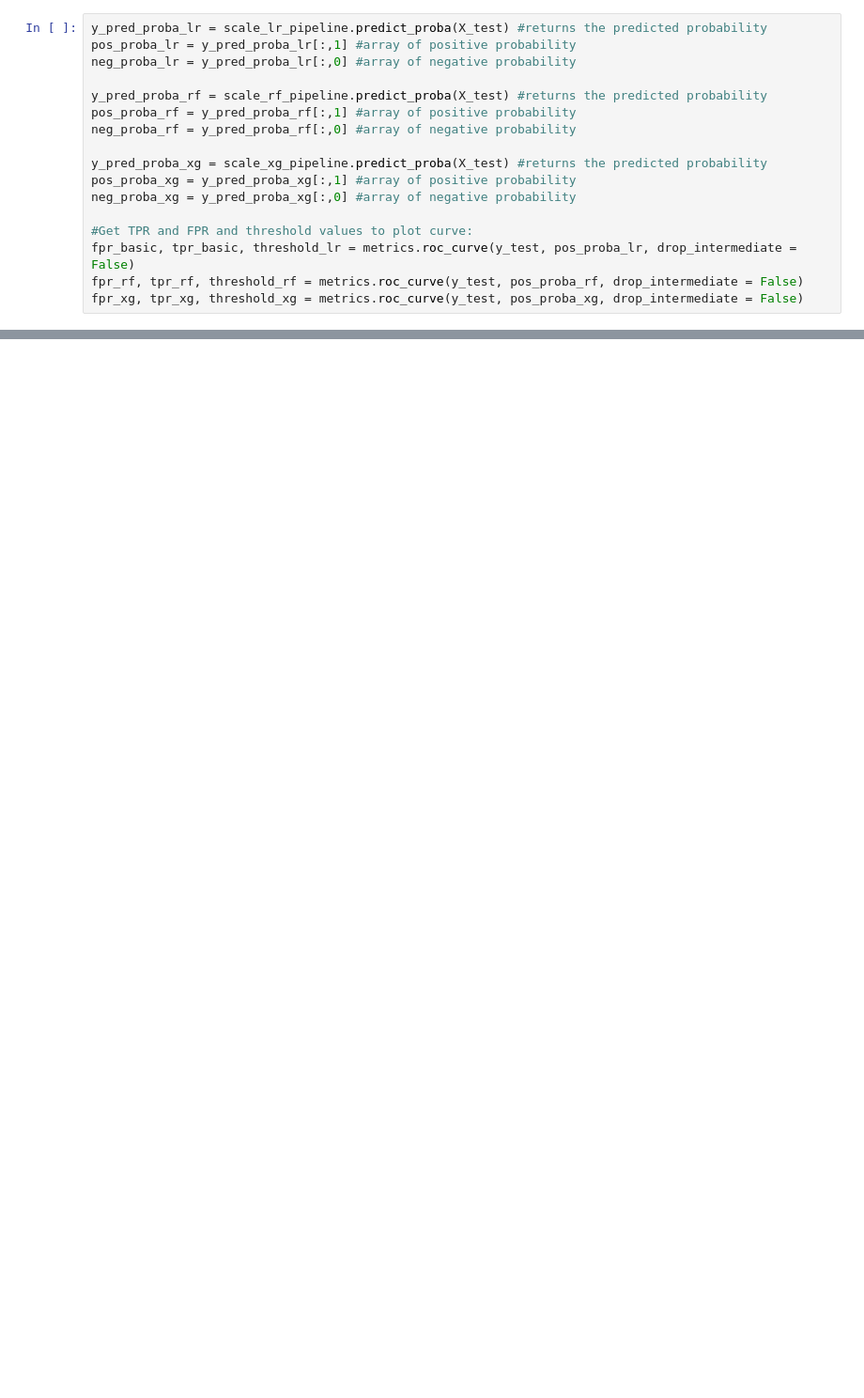
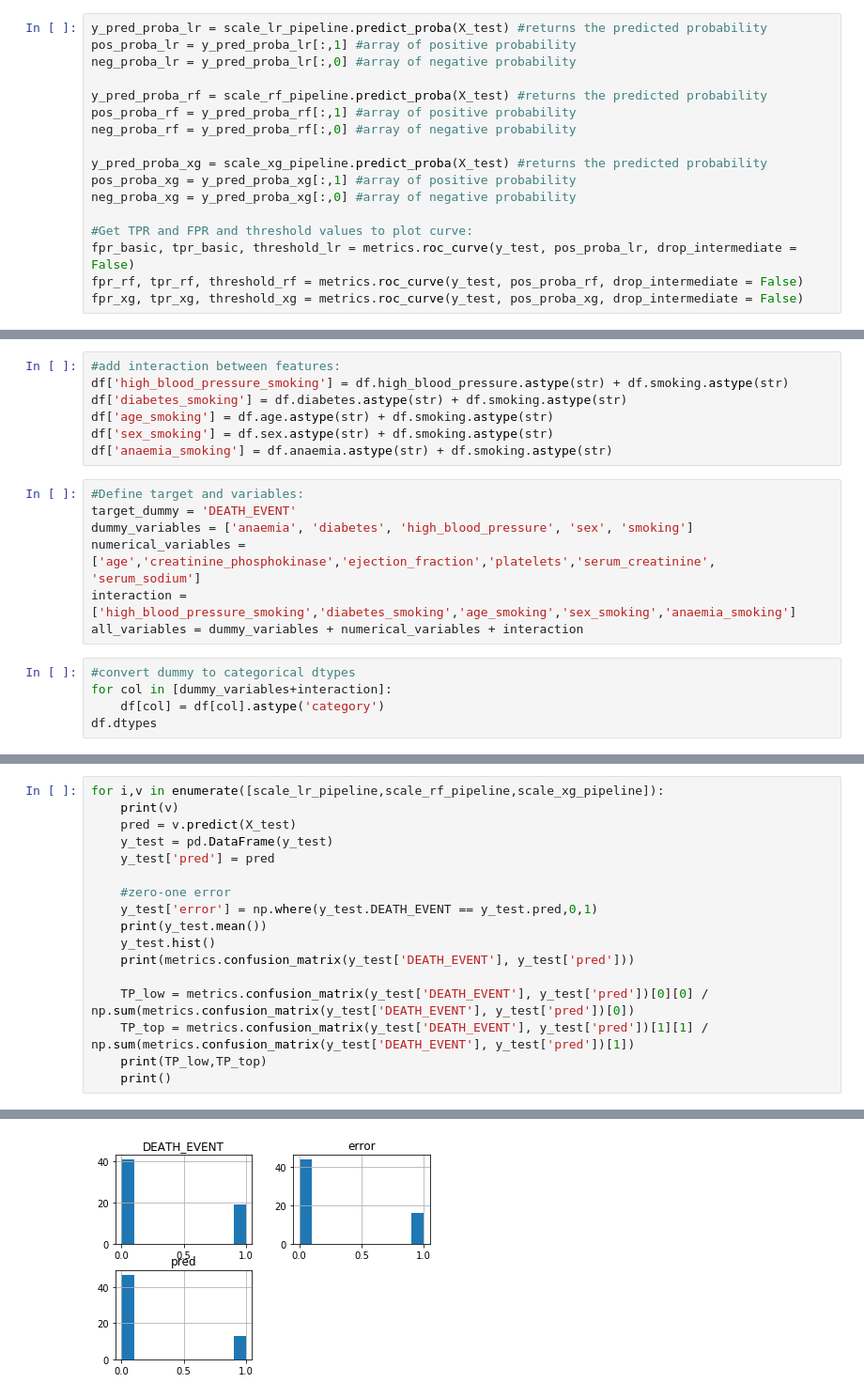
Before and after one commit to janrth/heart_failure_prediction, a Jupyter notebook: death_event_prediction.ipynb, the cells around one changed output, grey strips where cells are left out. Shown: that part at 94% size. Drawn from its saved outputs; the diff is of its cells as text; blank space fills up the shorter version.

Commit message:
adding interaction and ensemble predicion

```diff
--- a/death_event_prediction.ipynb
+++ b/death_event_prediction.ipynb
@@ -200,0 +253,19 @@ Text(0.5, 1.0, 'ROC Curve')
+# %%
+#add interaction between features:
+df['high_blood_pressure_smoking'] = df.high_blood_pressure.astype(str) + df.smoking.astype(str)
+df['diabetes_smoking'] = df.diabetes.astype(str) + df.smoking.astype(str)
+df['age_smoking'] = df.age.astype(str) + df.smoking.astype(str)
+df['sex_smoking'] = df.sex.astype(str) + df.smoking.astype(str)
+df['anaemia_smoking'] = df.anaemia.astype(str) + df.smoking.astype(str)
+# %%
+#Define target and variables:
+target_dummy = 'DEATH_EVENT'
+dummy_variables = ['anaemia', 'diabetes', 'high_blood_pressure', 'sex', 'smoking']
+numerical_variables = ['age','creatinine_phosphokinase','ejection_fraction','platelets','serum_creatinine', 'serum_sodium']
+interaction = ['high_blood_pressure_smoking','diabetes_smoking','age_smoking','sex_smoking','anaemia_smoking']
+all_variables = dummy_variables + numerical_variables + interaction
+# %%
+#convert dummy to categorical dtypes
+for col in [dummy_variables+interaction]:
+    df[col] = df[col].astype('category')
+df.dtypes
@@ -200,0 +362,18 @@ Text(0.5, 1.0, 'ROC Curve')
+# %%
+for i,v in enumerate([scale_lr_pipeline,scale_rf_pipeline,scale_xg_pipeline]):
+    print(v)
+    pred = v.predict(X_test)
+    y_test = pd.DataFrame(y_test)
+    y_test['pred'] = pred
+
+    #zero-one error
+    y_test['error'] = np.where(y_test.DEATH_EVENT == y_test.pred,0,1)
+    print(y_test.mean())
+    y_test.hist()
+    print(metrics.confusion_matrix(y_test['DEATH_EVENT'], y_test['pred']))
+
+    TP_low = metrics.confusion_matrix(y_test['DEATH_EVENT'], y_test['pred'])[0][0] / np.sum(metrics.confusion_matrix(y_test['DEATH_EVENT'], y_test['pred'])[0])
+    TP_top = metrics.confusion_matrix(y_test['DEATH_EVENT'], y_test['pred'])[1][1] / np.sum(metrics.confusion_matrix(y_test['DEATH_EVENT'], y_test['pred'])[1])
+    print(TP_low,TP_top)
+    print()
+# %% [output]
@@ -200,0 +397 @@ Text(0.5, 1.0, 'ROC Curve')
+[figure, added]
```
Also changed, not shown: parts of 22 cells of this notebook.
